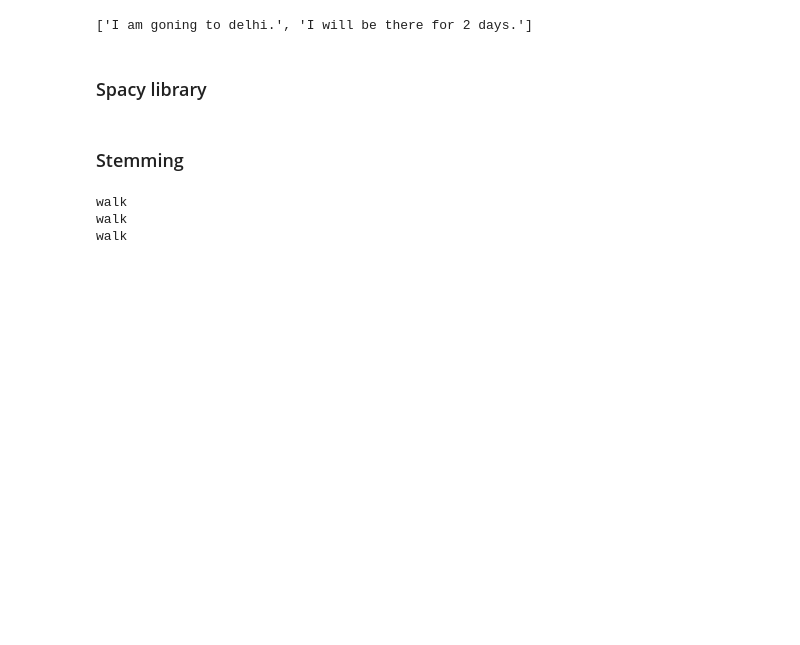
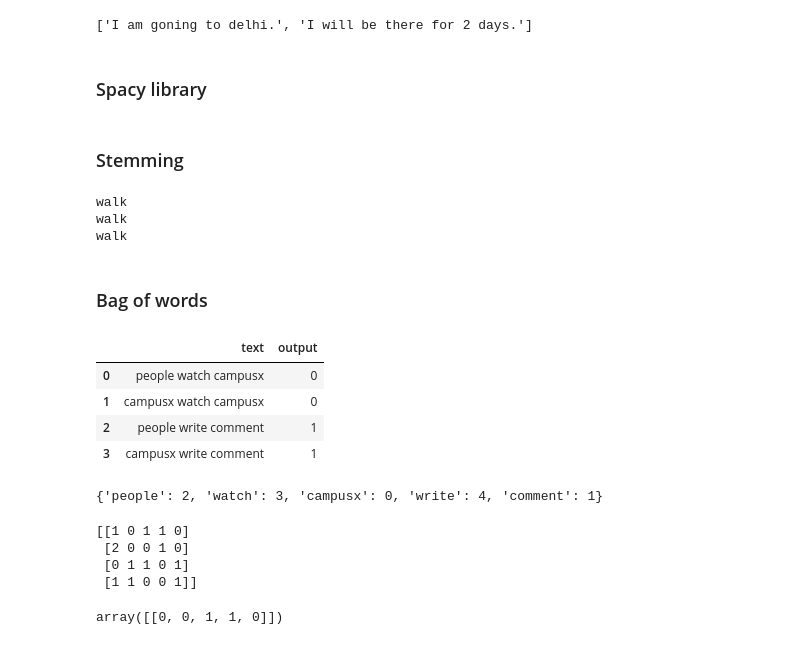
Before and after one commit to Kshitij-Chandrakar/NLP, a Jupyter notebook: NLP.ipynb, the cells around one changed output. Cells and saved outputs as stored; diff of their text form; code cells hidden in the pictures; blank space fills up the shorter version.

```diff
--- a/NLP.ipynb
+++ b/NLP.ipynb
@@ -222,3 +245,5 @@ walk
 #lemmatizaton
 from nltk.stem import WordNetLemmatizer
 lemmatizer = WordNetLemmatizer()
+# %% [markdown]
+### Bag of words
@@ -224,0 +253,10 @@ lemmatizer = WordNetLemmatizer()
+# %%
+df=pd.DataFrame({"text":["people watch campusx","campusx watch campusx","people write comment","campusx write comment"],"output":[0,0,1,1]})
+# %%
+df
+# %% [output]
+|  | text | output |
+| 0 | people watch campusx | 0 |
+| 1 | campusx watch campusx | 0 |
+| 2 | people write comment | 1 |
+| 3 | campusx write comment | 1 |
@@ -224,0 +268,17 @@ lemmatizer = WordNetLemmatizer()
+# %%
+#vocabulary
+print(cv.vocabulary_)
+# %% [output]
+{'people': 2, 'watch': 3, 'campusx': 0, 'write': 4, 'comment': 1}
+# %%
+print(bow.toarray())
+# %% [output]
+[[1 0 1 1 0]
+ [2 0 0 1 0]
+ [0 1 1 0 1]
+ [1 1 0 0 1]]
+# %%
+#for new text
+cv.transform(["people watch physics"]).toarray()
+# %% [output]
+array([[0, 0, 1, 1, 0]])
```
Also changed, not shown: parts of 38 cells of this notebook.
